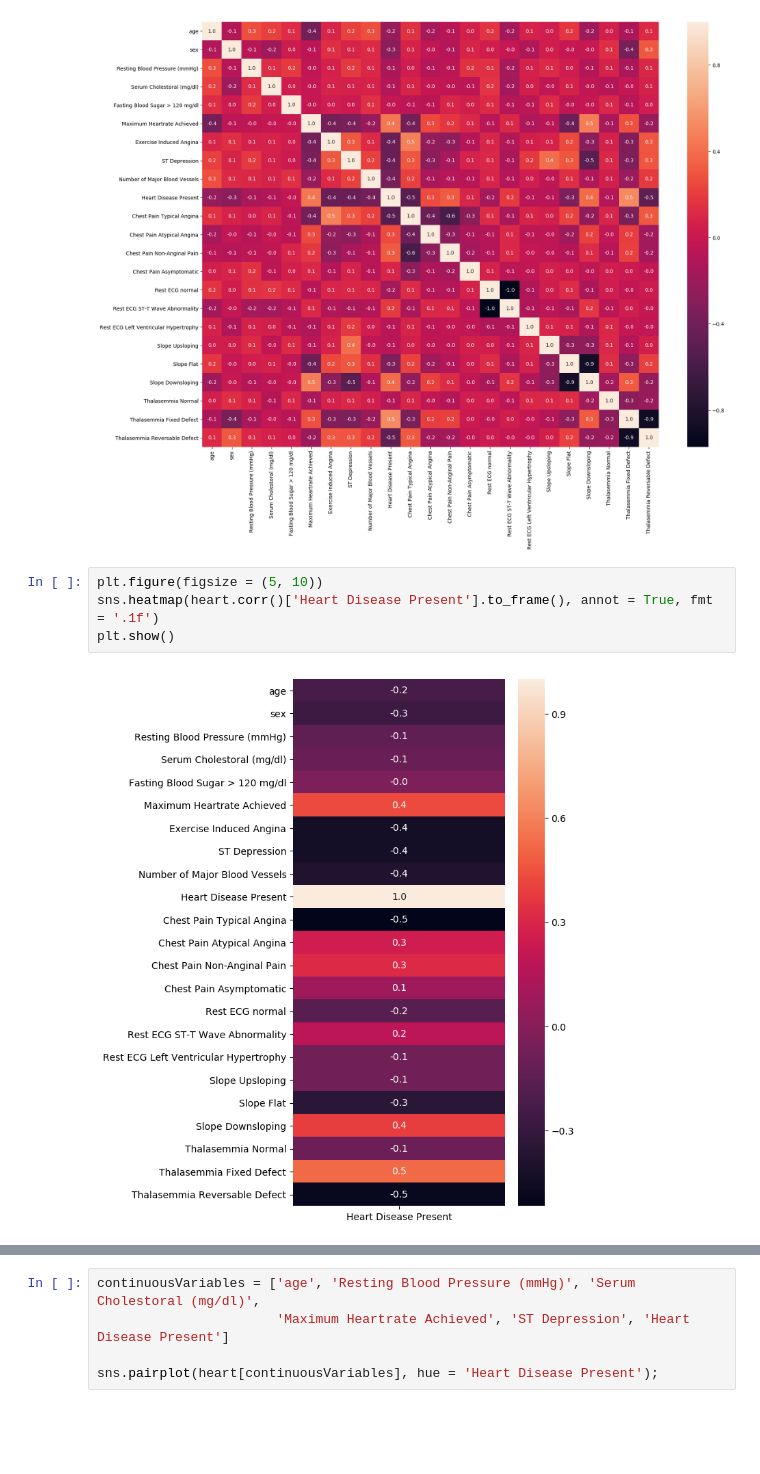
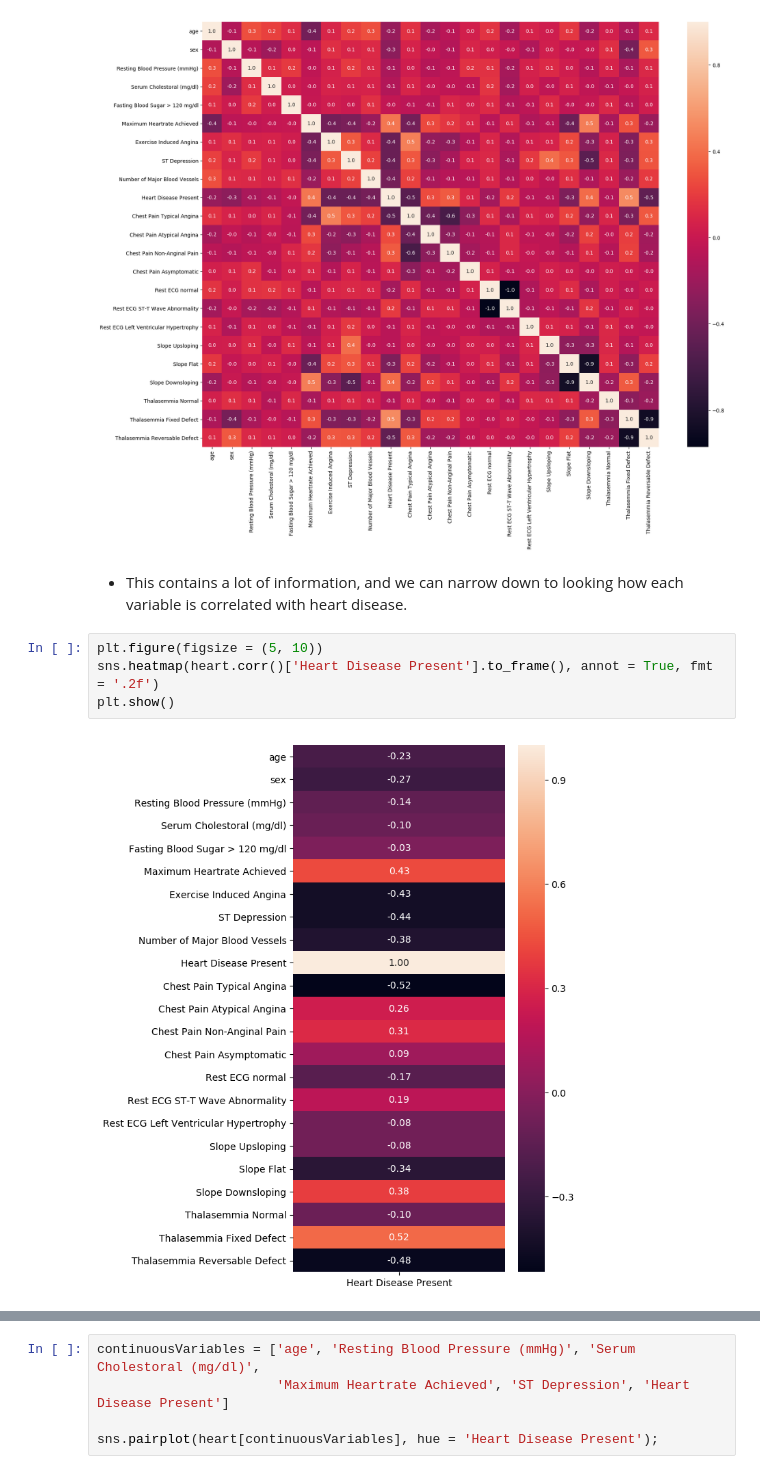
Before and after one commit to Logismos/heart_disease_prediction, a Jupyter notebook: heart_disease_prediction.ipynb, the cells around one changed output, grey strips where cells are left out. Drawn from its saved outputs; the diff is of its cells as text; blank space fills up the shorter version.

```diff
--- a/heart_disease_prediction.ipynb
+++ b/heart_disease_prediction.ipynb
@@ -256,9 +288,11 @@ sns.heatmap(heart.corr(), annot = True, fmt = '.1f')
 plt.show()
 # %% [output]
 [figure]
+# %% [markdown]
+* This contains a lot of information, and we can narrow down to looking how each variable is correlated with heart disease.
 # %%
 plt.figure(figsize = (5, 10))
-sns.heatmap(heart.corr()['Heart Disease Present'].to_frame(), annot = True, fmt = '.1f')
+sns.heatmap(heart.corr()['Heart Disease Present'].to_frame(), annot = True, fmt = '.2f')
 plt.show()
 # %% [output]
-[figure, old version]
+[figure, new version]
```
Also changed, not shown: parts of 112 cells of this notebook, 3 other files.
